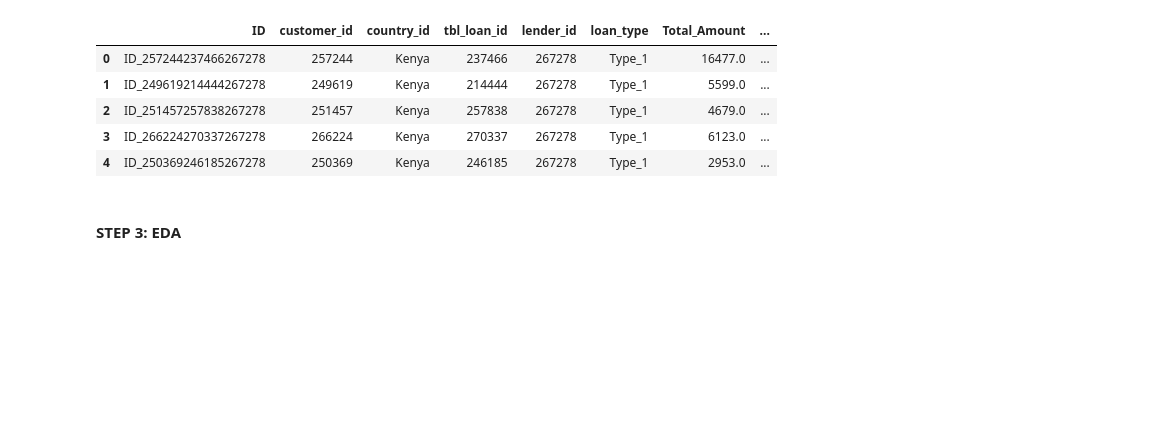
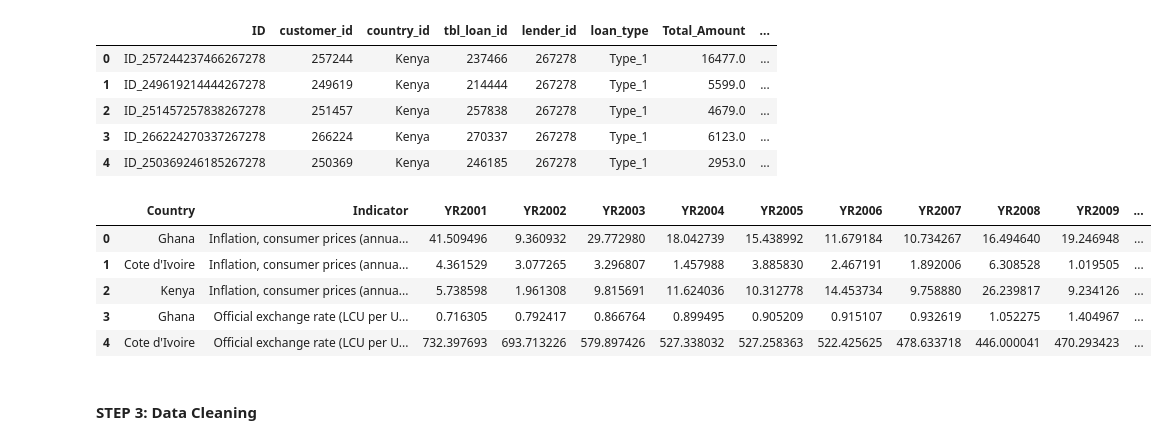
Before and after one commit to PravinMaleya/Credit-Risk-Prediction, a Jupyter notebook: notebooks/01_data_loading.ipynb, the cells around one changed output. Cells and saved outputs as stored; diff of their text form; code cells hidden in the pictures; blank space fills up the shorter version.

```diff
--- a/notebooks/01_data_loading.ipynb
+++ b/notebooks/01_data_loading.ipynb
@@ -4,14 +4,14 @@
 #### STEP 1: Import Libraries
 # %%
 import pandas as pd
-import numpy as np
-import matplotlib.pyplot as plt
-import seaborn as sns
+
+pd.set_option("display.max_columns", None)
 # %% [markdown]
 #### STEP 2: Load Data
 # %%
 # Load dataset
 df = pd.read_csv("../data/raw/train.csv")
+dl = pd.read_csv("../data/raw/economic_indicators.csv")
 
 df.head()
 # %% [output]
@@ -21,5 +21,14 @@ df.head()
 | 2 | ID_251457257838267278 | 251457 | Kenya | 257838 | 267278 | Type_1 | 4679.0 | ... |
 | 3 | ID_266224270337267278 | 266224 | Kenya | 270337 | 267278 | Type_1 | 6123.0 | ... |
 | 4 | ID_250369246185267278 | 250369 | Kenya | 246185 | 267278 | Type_1 | 2953.0 | ... |
+# %%
+dl.head()
+# %% [output]
+|  | Country | Indicator | YR2001 | YR2002 | YR2003 | YR2004 | YR2005 | YR2006 | YR2007 | YR2008 | YR2009 | ... |
+| 0 | Ghana | Inflation, consumer prices (annua... | 41.509496 | 9.360932 | 29.772980 | 18.042739 | 15.438992 | 11.679184 | 10.734267 | 16.494640 | 19.246948 | ... |
+| 1 | Cote d'Ivoire | Inflation, consumer prices (annua... | 4.361529 | 3.077265 | 3.296807 | 1.457988 | 3.885830 | 2.467191 | 1.892006 | 6.308528 | 1.019505 | ... |
+| 2 | Kenya | Inflation, consumer prices (annua... | 5.738598 | 1.961308 | 9.815691 | 11.624036 | 10.312778 | 14.453734 | 9.758880 | 26.239817 | 9.234126 | ... |
+| 3 | Ghana | Official exchange rate (LCU per U... | 0.716305 | 0.792417 | 0.866764 | 0.899495 | 0.905209 | 0.915107 | 0.932619 | 1.052275 | 1.404967 | ... |
+| 4 | Cote d'Ivoire | Official exchange rate (LCU per U... | 732.397693 | 693.713226 | 579.897426 | 527.338032 | 527.258363 | 522.425625 | 478.633718 | 446.000041 | 470.293423 | ... |
 # %% [markdown]
-#### STEP 3: EDA
+#### STEP 3: Data Cleaning
```
Also changed, not shown: parts of 18 cells of this notebook, 2 other files.
